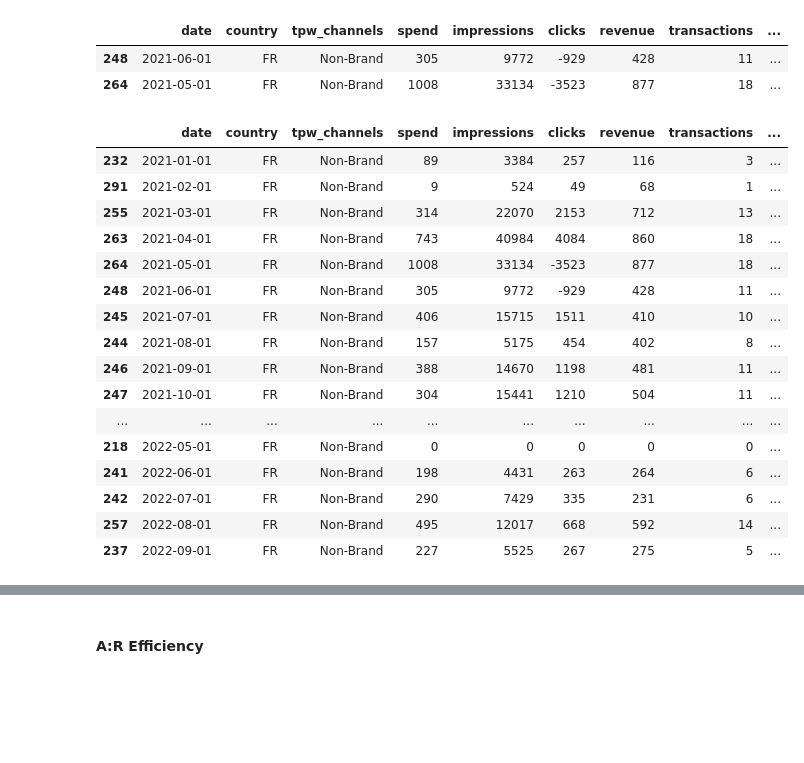
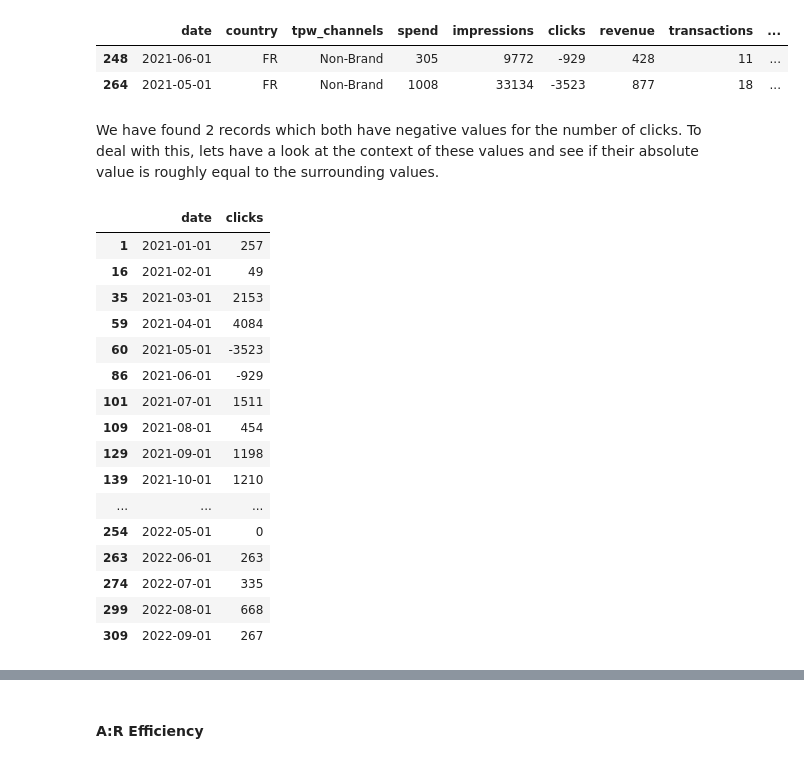
Before and after one commit to DanRHoward/Protein_Works_Presentation, a Jupyter notebook: Protein Works Presentation.ipynb, the cells around one changed output, grey strips where cells are left out. Saved outputs shown, nothing was run; the diff lists cells and outputs as text; code cells hidden in the pictures; blank space fills up the shorter version.

```diff
--- a/Protein Works Presentation.ipynb
+++ b/Protein Works Presentation.ipynb
@@ -190,17 +176,15 @@ In Summary,
 # %%
 marketing_data_df = marketing_data_df.sort_values(by=['date','country','tpw_channels'],ascending=True)
 
-marketing_data_df['spend_revenue_ratio'] = marketing_data_df['spend']*100/marketing_data_df['revenue'] #create S:R column
-marketing_data_df['average_order_value'] = marketing_data_df['revenue']/marketing_data_df['transactions'] #create AOV column
-marketing_data_df['cost_per_acquisition'] = marketing_data_df['spend']/marketing_data_df['new_customer_transactions'] #create CPA column
-marketing_data_df['click_through_rate'] = marketing_data_df['clicks']/marketing_data_df['impressions'] #create CTR column
-marketing_data_df['conversion_rate'] = marketing_data_df['transactions']/marketing_data_df['clicks'] #create CVR column
+def generate_metrics(df):
+    df['spend_revenue_ratio'] = df['spend']*100/df['revenue'] #create S:R column
+    df['average_order_value'] = df['revenue']/df['transactions'] #create AOV column
+    df['cost_per_acquisition'] = df['spend']/df['new_customer_transactions'] #create CPA column
+    df['click_through_rate'] = df['clicks']/df['impressions'] #create CTR column
+    df['conversion_rate'] = df['transactions']/df['clicks'] #create CVR column
+    return df
 
-"""
-monthly_dataset.loc[monthly_dataset['spend_revenue_ratio'] == np.inf, 'spend_revenue_ratio'] = 0
-monthly_dataset.loc[monthly_dataset['average_order_value'].isna(), 'average_order_value'] = 0
-monthly_dataset.loc[monthly_dataset['cost_per_acquisition'] == np.inf, 'cost_per_acquisition'] = 0
-"""
+marketing_data_df = generate_metrics(marketing_data_df)
 
 display(marketing_data_df)
 # %% [output]
@@ -250,23 +266,25 @@ display(marketing_data_df[(marketing_data_df[['spend','impressions','clicks','re
 |  | date | country | tpw_channels | spend | impressions | clicks | revenue | transactions | ... |
 | 248 | 2021-06-01 | FR | Non-Brand | 305 | 9772 | -929 | 428 | 11 | ... |
 | 264 | 2021-05-01 | FR | Non-Brand | 1008 | 33134 | -3523 | 877 | 18 | ... |
+# %% [markdown]
+We have found 2 records which both have negative values for the number of clicks. To deal with this, lets have a look at the context of these values and see if their absolute value is roughly equal to the surrounding values.
 # %%
-display(marketing_data_df[(marketing_data_df['country'] == 'FR')&(marketing_data_df['tpw_channels'] == 'Non-Brand')].sort_values('date',ascending=True))
+display(marketing_data_df[(marketing_data_df['country'] == 'FR')&(marketing_data_df['tpw_channels'] == 'Non-Brand')][['date','clicks']].sort_values('date',ascending=True))
 # %% [output]
-|  | date | country | tpw_channels | spend | impressions | clicks | revenue | transactions | ... |
-| 232 | 2021-01-01 | FR | Non-Brand | 89 | 3384 | 257 | 116 | 3 | ... |
-| 291 | 2021-02-01 | FR | Non-Brand | 9 | 524 | 49 | 68 | 1 | ... |
-| 255 | 2021-03-01 | FR | Non-Brand | 314 | 22070 | 2153 | 712 | 13 | ... |
-| 263 | 2021-04-01 | FR | Non-Brand | 743 | 40984 | 4084 | 860 | 18 | ... |
-| 264 | 2021-05-01 | FR | Non-Brand | 1008 | 33134 | -3523 | 877 | 18 | ... |
-| 248 | 2021-06-01 | FR | Non-Brand | 305 | 9772 | -929 | 428 | 11 | ... |
-| 245 | 2021-07-01 | FR | Non-Brand | 406 | 15715 | 1511 | 410 | 10 | ... |
-| 244 | 2021-08-01 | FR | Non-Brand | 157 | 5175 | 454 | 402 | 8 | ... |
-| 246 | 2021-09-01 | FR | Non-Brand | 388 | 14670 | 1198 | 481 | 11 | ... |
-| 247 | 2021-10-01 | FR | Non-Brand | 304 | 15441 | 1210 | 504 | 11 | ... |
-| ... | ... | ... | ... | ... | ... | ... | ... | ... | ... |
-| 218 | 2022-05-01 | FR | Non-Brand | 0 | 0 | 0 | 0 | 0 | ... |
-| 241 | 2022-06-01 | FR | Non-Brand | 198 | 4431 | 263 | 264 | 6 | ... |
-| 242 | 2022-07-01 | FR | Non-Brand | 290 | 7429 | 335 | 231 | 6 | ... |
-| 257 | 2022-08-01 | FR | Non-Brand | 495 | 12017 | 668 | 592 | 14 | ... |
-| 237 | 2022-09-01 | FR | Non-Brand | 227 | 5525 | 267 | 275 | 5 | ... |
+|  | date | clicks |
+| 1 | 2021-01-01 | 257 |
+| 16 | 2021-02-01 | 49 |
+| 35 | 2021-03-01 | 2153 |
+| 59 | 2021-04-01 | 4084 |
+| 60 | 2021-05-01 | -3523 |
+| 86 | 2021-06-01 | -929 |
+| 101 | 2021-07-01 | 1511 |
+| 109 | 2021-08-01 | 454 |
+| 129 | 2021-09-01 | 1198 |
+| 139 | 2021-10-01 | 1210 |
+| ... | ... | ... |
+| 254 | 2022-05-01 | 0 |
+| 263 | 2022-06-01 | 263 |
+| 274 | 2022-07-01 | 335 |
+| 299 | 2022-08-01 | 668 |
+| 309 | 2022-09-01 | 267 |
```
Also changed, not shown: parts of 71 cells of this notebook.
